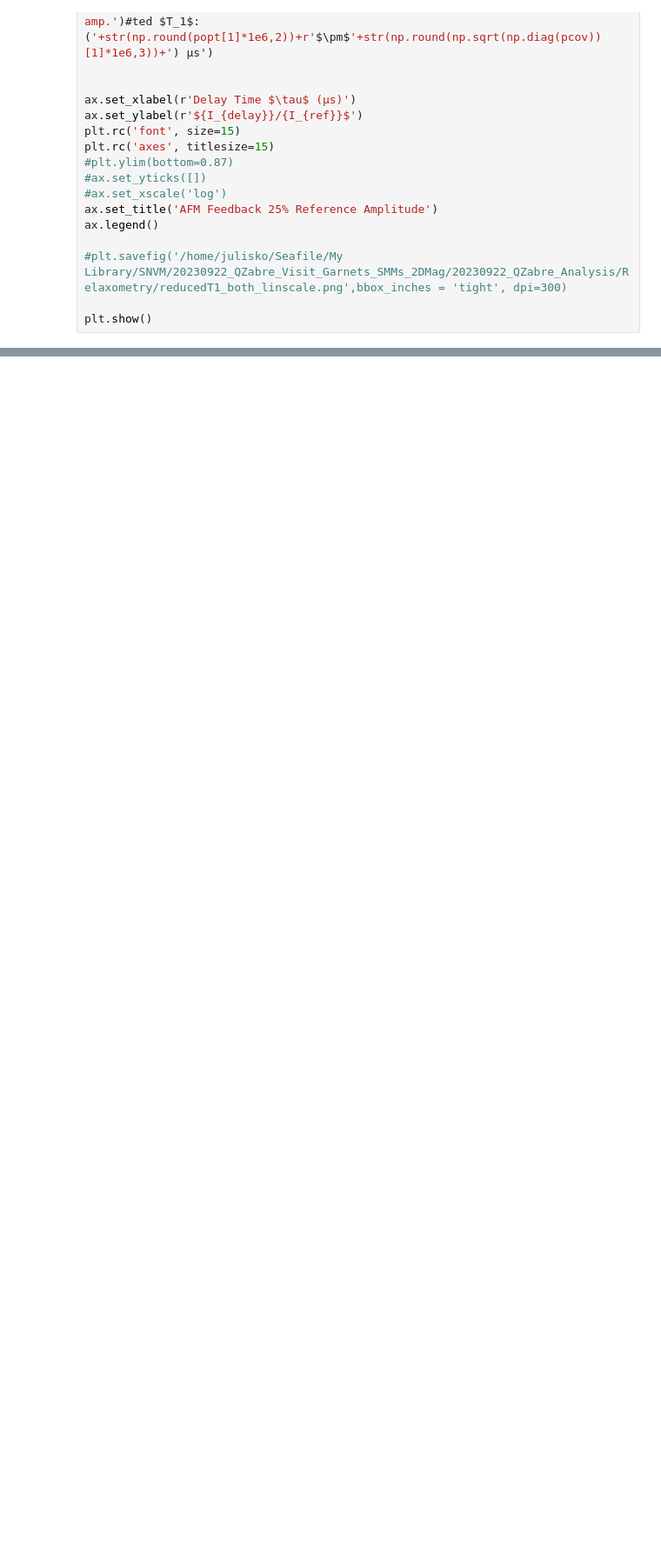
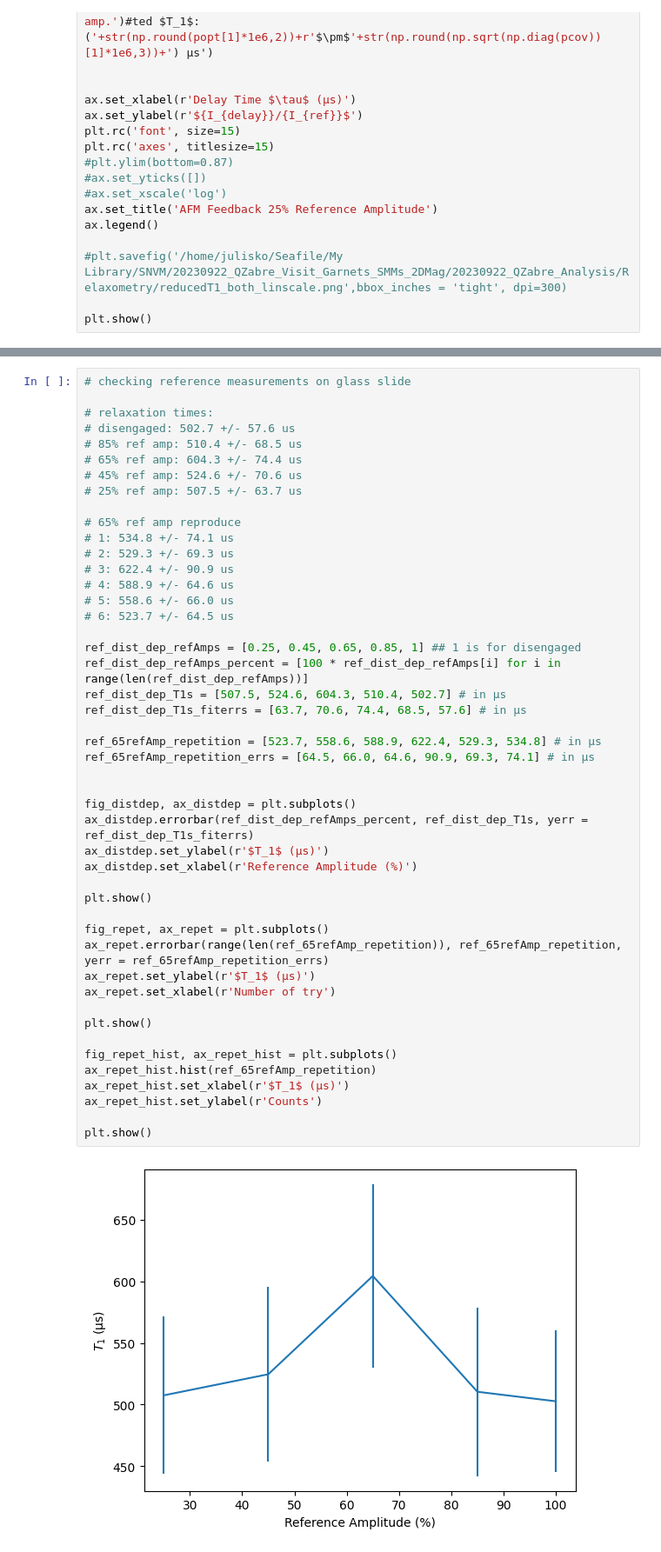
Before and after one commit to JulianSkolaut/jupyternbs_UniMainz, a Jupyter notebook: 240524_RelaxationTime_DistanceDep.ipynb, the cells around one changed output, grey strips where cells are left out. Shown at 87% size. Drawn from its saved outputs; the diff is of its cells as text; blank space fills up the shorter version.

```diff
--- a/240524_RelaxationTime_DistanceDep.ipynb
+++ b/240524_RelaxationTime_DistanceDep.ipynb
@@ -264,0 +274,49 @@ plt.legend()
+# %%
+# checking reference measurements on glass slide
+
+# relaxation times:
+# disengaged: 502.7 +/- 57.6 us
+# 85% ref amp: 510.4 +/- 68.5 us
+# 65% ref amp: 604.3 +/- 74.4 us
+# 45% ref amp: 524.6 +/- 70.6 us
+# 25% ref amp: 507.5 +/- 63.7 us
+
+# 65% ref amp reproduce
+# 1: 534.8 +/- 74.1 us
+# 2: 529.3 +/- 69.3 us
+# 3: 622.4 +/- 90.9 us
+# 4: 588.9 +/- 64.6 us
+# 5: 558.6 +/- 66.0 us
+# 6: 523.7 +/- 64.5 us
+
+ref_dist_dep_refAmps = [0.25, 0.45, 0.65, 0.85, 1] ## 1 is for disengaged
+ref_dist_dep_refAmps_percent = [100 * ref_dist_dep_refAmps[i] for i in range(len(ref_dist_dep_refAmps))]
+ref_dist_dep_T1s = [507.5, 524.6, 604.3, 510.4, 502.7] # in µs
+ref_dist_dep_T1s_fiterrs = [63.7, 70.6, 74.4, 68.5, 57.6] # in µs
+
+ref_65refAmp_repetition = [523.7, 558.6, 588.9, 622.4, 529.3, 534.8] # in µs
+ref_65refAmp_repetition_errs = [64.5, 66.0, 64.6, 90.9, 69.3, 74.1] # in µs
+
+
+fig_distdep, ax_distdep = plt.subplots()
+ax_distdep.errorbar(ref_dist_dep_refAmps_percent, ref_dist_dep_T1s, yerr = ref_dist_dep_T1s_fiterrs)
+ax_distdep.set_ylabel(r'$T_1$ (µs)')
+ax_distdep.set_xlabel(r'Reference Amplitude (%)')
+
+plt.show()
+
+fig_repet, ax_repet = plt.subplots()
+ax_repet.errorbar(range(len(ref_65refAmp_repetition)), ref_65refAmp_repetition, yerr = ref_65refAmp_repetition_errs)
+ax_repet.set_ylabel(r'$T_1$ (µs)')
+ax_repet.set_xlabel(r'Number of try')
+
+plt.show()
+
+fig_repet_hist, ax_repet_hist = plt.subplots()
+ax_repet_hist.hist(ref_65refAmp_repetition)
+ax_repet_hist.set_xlabel(r'$T_1$ (µs)')
+ax_repet_hist.set_ylabel(r'Counts')
+
+plt.show()
+# %% [output]
+[figure, added]
```
Also changed, not shown: parts of 4 cells of this notebook, 5 other files.
